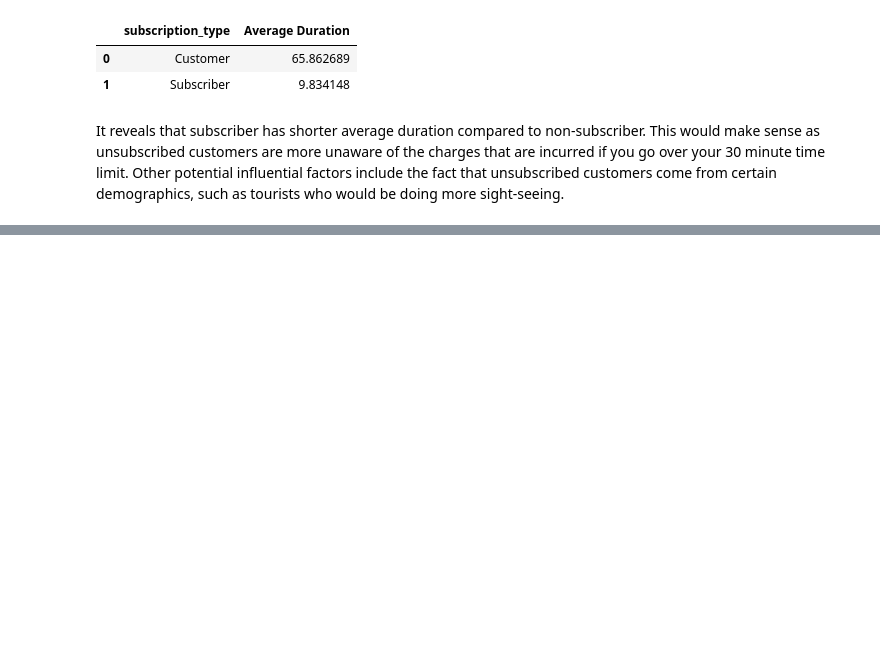
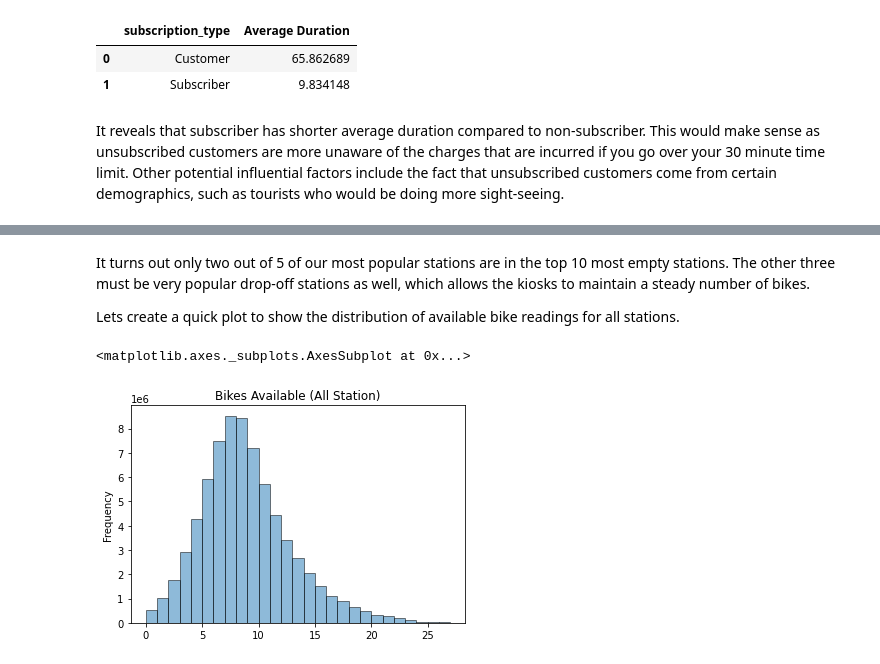
Before and after one commit to lucastancm96/sql_jupyter, a Jupyter notebook: sfbike_sql.ipynb, the cells around one changed output, grey strips where cells are left out. Saved outputs shown, nothing was run; the diff lists cells and outputs as text; code cells hidden in the pictures; blank space fills up the shorter version.

```diff
--- a/sfbike_sql.ipynb
+++ b/sfbike_sql.ipynb
@@ -203,0 +247,14 @@ It reveals that subscriber has shorter average duration compared to non-subscrib
+# %% [markdown]
+It turns out only two out of 5 of our most popular stations are in the top 10 most empty stations. The other three must be very popular drop-off stations as well, which allows the kiosks to maintain a steady number of bikes. <br/>
+
+Lets create a quick plot to show the distribution of available bike readings for all stations.
+# %%
+query = '''
+SELECT bikes_available AS 'Bikes Available'
+FROM status
+'''
+df = run_query(query)
+df['Bikes Available'].plot.hist(bins=27, title='Bikes Available (All Station)', ec='black', alpha=0.5)
+# %% [output]
+<matplotlib.axes._subplots.AxesSubplot at 0x...>
+[figure, added]
```
Also changed, not shown: parts of 7 cells of this notebook.
